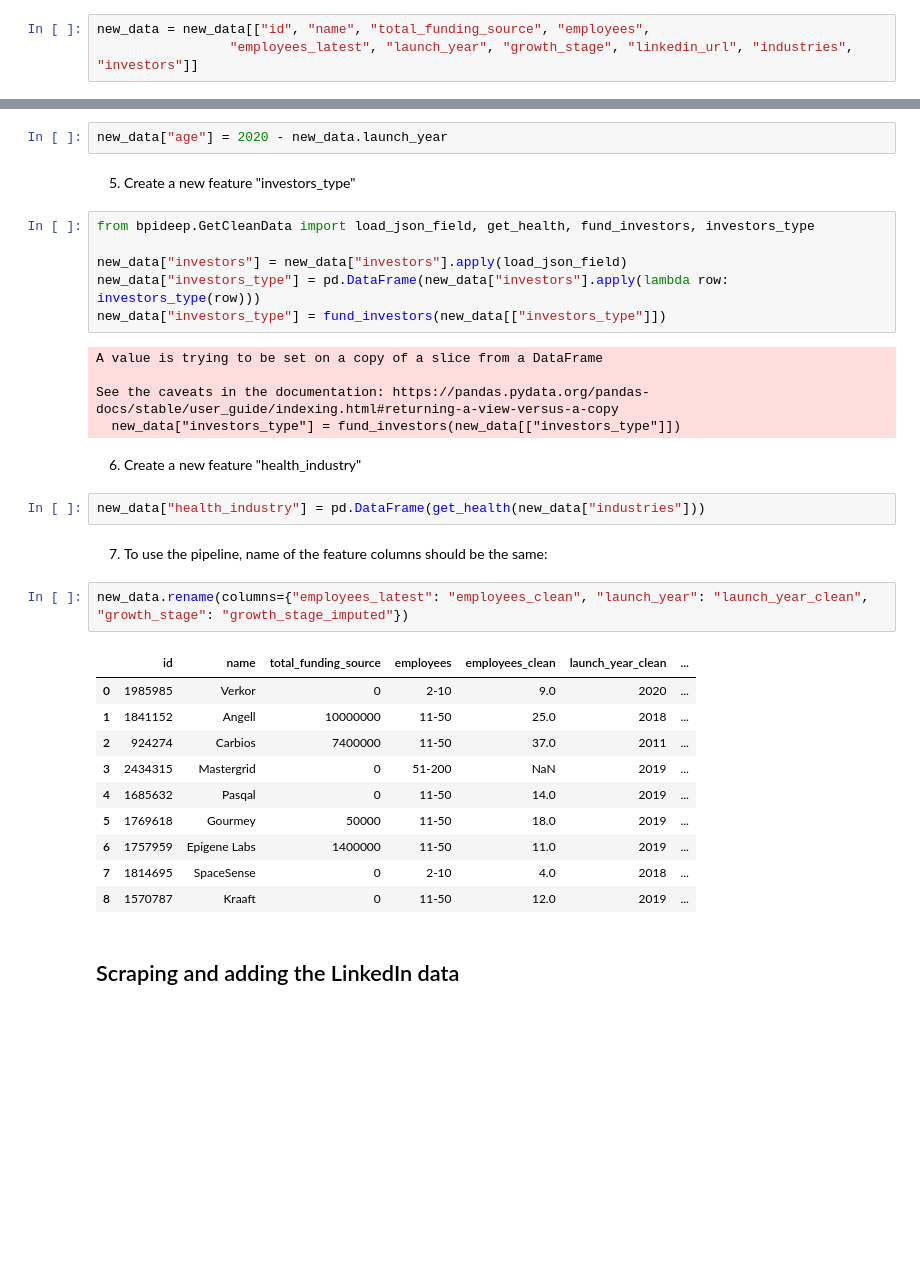
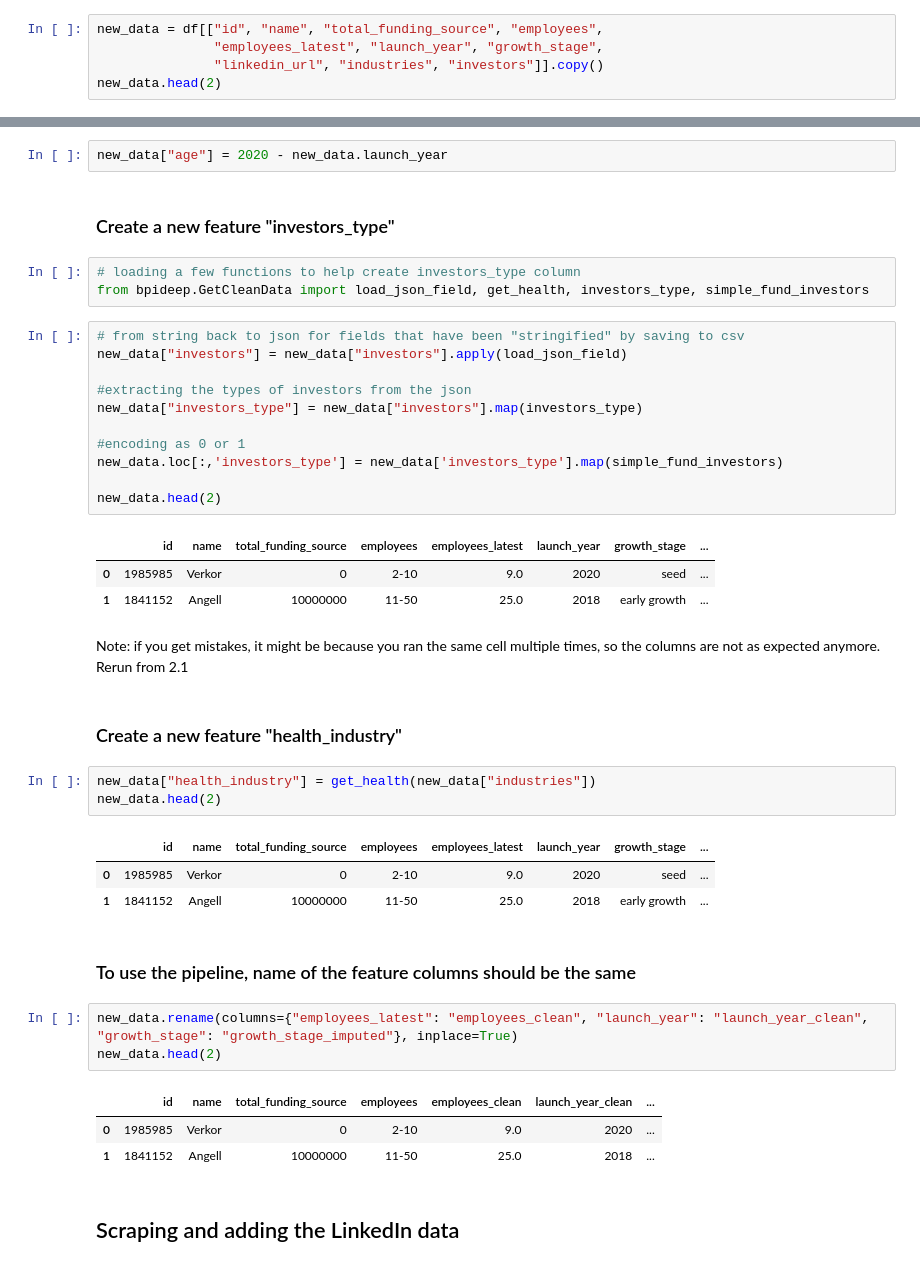
Before and after one commit to CoincoinNico/bpifrance_deeptech_analysis, a Jupyter notebook: documentation/Evaluating_new_companies.ipynb, the cells around one changed output, grey strips where cells are left out. Drawn from its saved outputs; the diff is of its cells as text; blank space fills up the shorter version.

```diff
--- a/documentation/Evaluating_new_companies.ipynb
+++ b/documentation/Evaluating_new_companies.ipynb
@@ -71,3 +94,5 @@ new_data = pd.read_csv("../bpideep/rawdata/demo_data.csv")
 # %%
-new_data = new_data[["id", "name", "total_funding_source", "employees",
-                 "employees_latest", "launch_year", "growth_stage", "linkedin_url", "industries", "investors"]]
+new_data = df[["id", "name", "total_funding_source", "employees",
+               "employees_latest", "launch_year", "growth_stage",
+               "linkedin_url", "industries", "investors"]].copy()
+new_data.head(2)
@@ -84,36 +111,44 @@ new_data["nb_patents"] = np.full([new_data.shape[0], 1], 0)
 # %%
 new_data["age"] = 2020 - new_data.launch_year
 # %% [markdown]
-5. Create a new feature "investors_type"
+### Create a new feature "investors_type"
-# %%
-from bpideep.GetCleanData import load_json_field, get_health, fund_investors, investors_type
-
-new_data["investors"] = new_data["investors"].apply(load_json_field)
-new_data["investors_type"] = pd.DataFrame(new_data["investors"].apply(lambda row: investors_type(row)))
-new_data["investors_type"] = fund_investors(new_data[["investors_type"]])
-# %% [output]
-A value is trying to be set on a copy of a slice from a DataFrame
-
-See the caveats in the documentation: https://pandas.pydata.org/pandas-docs/stable/user_guide/indexing.html#returning-a-view-versus-a-copy
-  new_data["investors_type"] = fund_investors(new_data[["investors_type"]])
+# %%
+# loading a few functions to help create investors_type column
+from bpideep.GetCleanData import load_json_field, get_health, investors_type, simple_fund_investors
+# %%
+# from string back to json for fields that have been "stringified" by saving to csv
+new_data["investors"] = new_data["investors"].apply(load_json_field)
+
+#extracting the types of investors from the json
+new_data["investors_type"] = new_data["investors"].map(investors_type)
+
+#encoding as 0 or 1
+new_data.loc[:,'investors_type'] = new_data['investors_type'].map(simple_fund_investors)
+
+new_data.head(2)
+# %% [output]
+|  | id | name | total_funding_source | employees | employees_latest | launch_year | growth_stage | ... |
+| 0 | 1985985 | Verkor | 0 | 2-10 | 9.0 | 2020 | seed | ... |
+| 1 | 1841152 | Angell | 10000000 | 11-50 | 25.0 | 2018 | early growth | ... |
+# %% [markdown]
+Note: if you get mistakes, it might be because you ran the same cell multiple times, so the columns are not as expected anymore. Rerun from 2.1
 # %% [markdown]
-6. Create a new feature "health_industry"
+### Create a new feature "health_industry"
 # %%
-new_data["health_industry"] = pd.DataFrame(get_health(new_data["industries"]))
+new_data["health_industry"] = get_health(new_data["industries"])
+new_data.head(2)
+# %% [output]
+|  | id | name | total_funding_source | employees | employees_latest | launch_year | growth_stage | ... |
+| 0 | 1985985 | Verkor | 0 | 2-10 | 9.0 | 2020 | seed | ... |
+| 1 | 1841152 | Angell | 10000000 | 11-50 | 25.0 | 2018 | early growth | ... |
 # %% [markdown]
-7. To use the pipeline, name of the feature columns should be the same:
+### To use the pipeline, name of the feature columns should be the same
 # %%
-new_data.rename(columns={"employees_latest": "employees_clean", "launch_year": "launch_year_clean", "growth_stage": "growth_stage_imputed"})
+new_data.rename(columns={"employees_latest": "employees_clean", "launch_year": "launch_year_clean", "growth_stage": "growth_stage_imputed"}, inplace=True)
+new_data.head(2)
 # %% [output]
 |  | id | name | total_funding_source | employees | employees_clean | launch_year_clean | ... |
 | 0 | 1985985 | Verkor | 0 | 2-10 | 9.0 | 2020 | ... |
 | 1 | 1841152 | Angell | 10000000 | 11-50 | 25.0 | 2018 | ... |
-| 2 | 924274 | Carbios | 7400000 | 11-50 | 37.0 | 2011 | ... |
-| 3 | 2434315 | Mastergrid | 0 | 51-200 | NaN | 2019 | ... |
-| 4 | 1685632 | Pasqal | 0 | 11-50 | 14.0 | 2019 | ... |
-| 5 | 1769618 | Gourmey | 50000 | 11-50 | 18.0 | 2019 | ... |
-| 6 | 1757959 | Epigene Labs | 1400000 | 11-50 | 11.0 | 2019 | ... |
-| 7 | 1814695 | SpaceSense | 0 | 2-10 | 4.0 | 2018 | ... |
-| 8 | 1570787 | Kraaft | 0 | 11-50 | 12.0 | 2019 | ... |
 # %% [markdown]
 ## Scraping and adding the LinkedIn data
```
Also changed, not shown: parts of 31 cells of this notebook, 3 other files.
